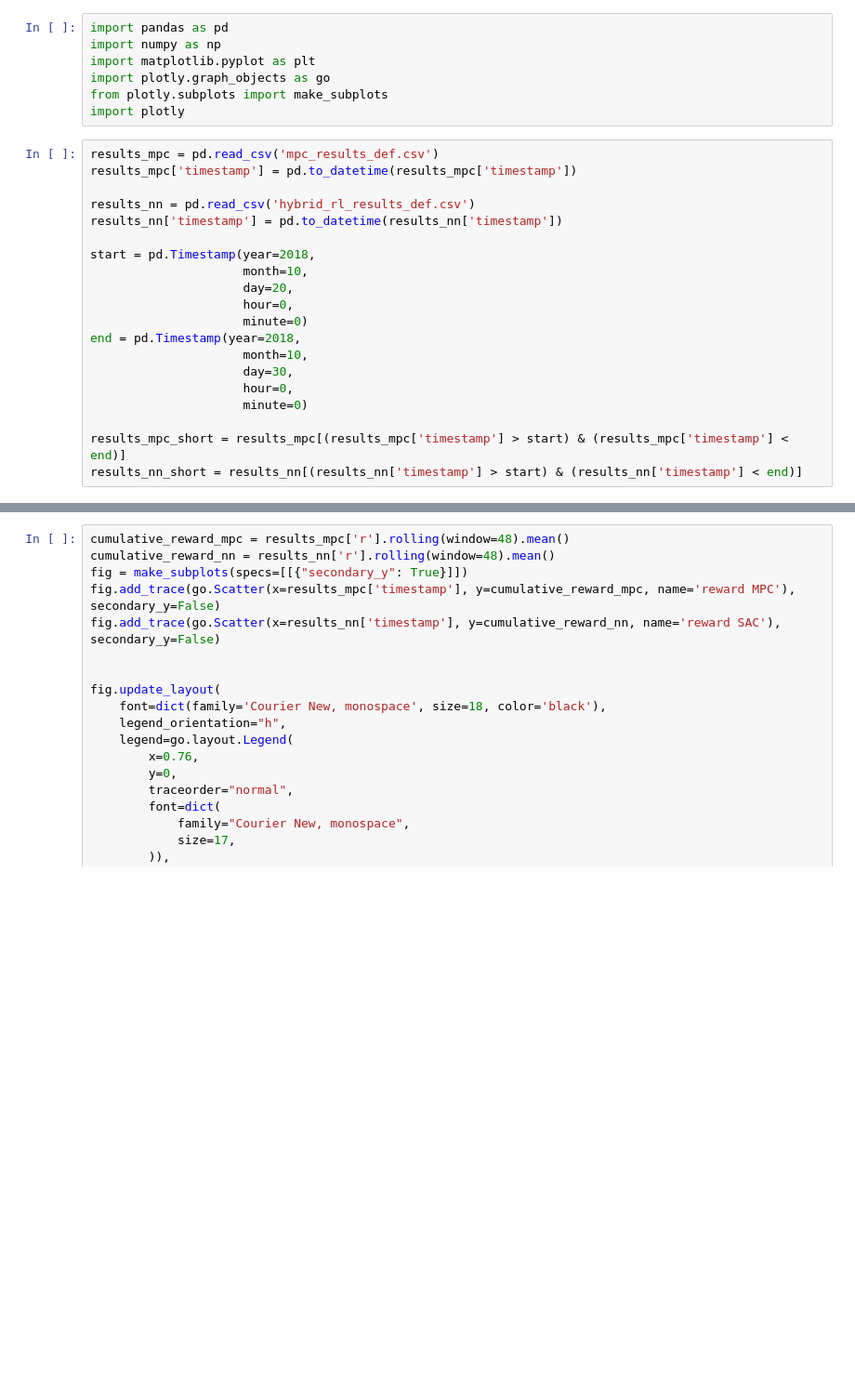
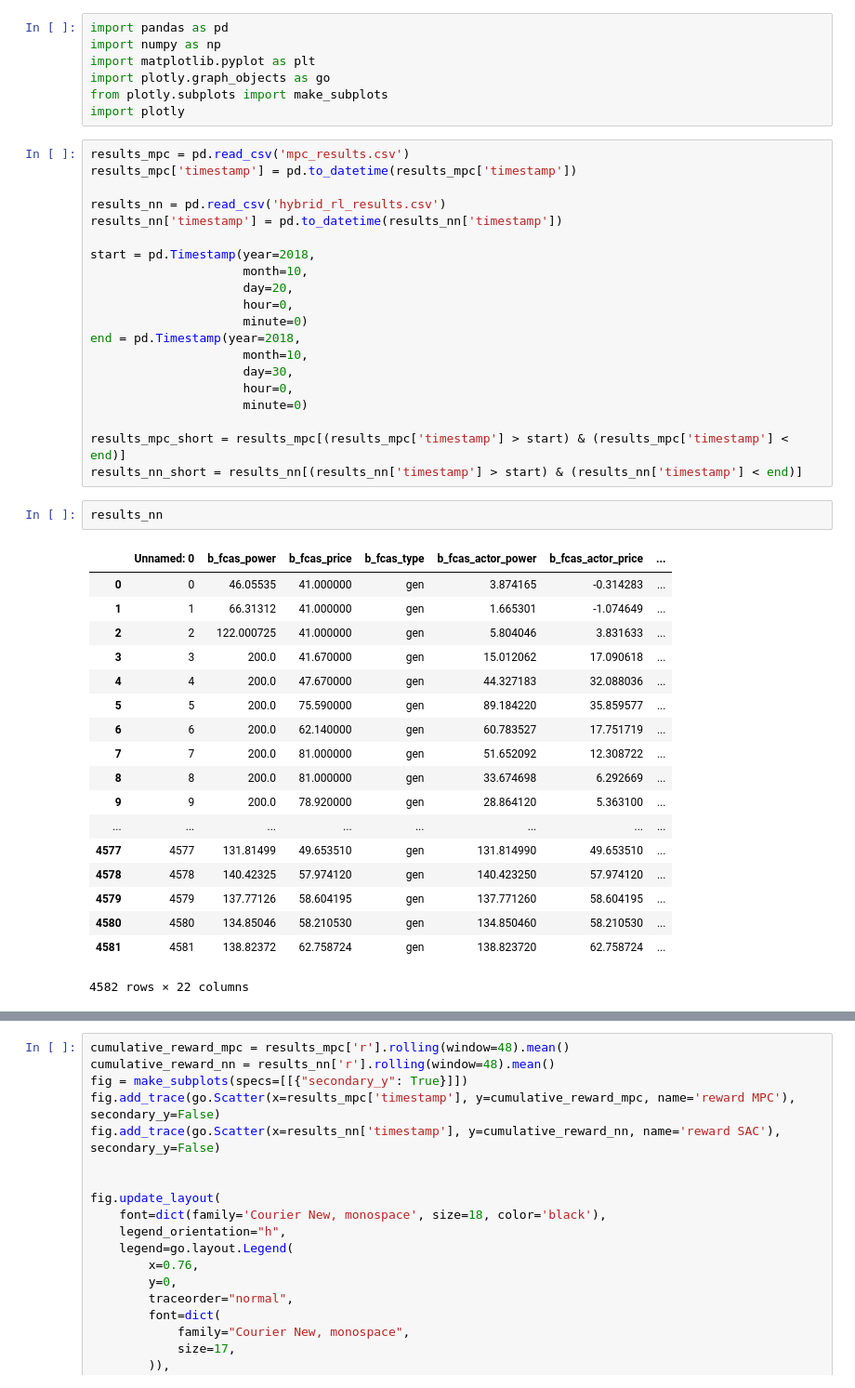
Before and after one commit to mathildebadoual/optimal_bidding, a Jupyter notebook: plots_for_pscc.ipynb, the cells around one changed output, grey strips where cells are left out. Shown at 93% size. Cells and saved outputs as stored; diff of their text form; blank space fills up the shorter version.

```diff
--- a/plots_for_pscc.ipynb
+++ b/plots_for_pscc.ipynb
@@ -6,10 +6,10 @@ import plotly.graph_objects as go
 from plotly.subplots import make_subplots
 import plotly
 # %%
-results_mpc = pd.read_csv('mpc_results_def.csv')
+results_mpc = pd.read_csv('mpc_results.csv')
 results_mpc['timestamp'] = pd.to_datetime(results_mpc['timestamp'])
 
-results_nn = pd.read_csv('hybrid_rl_results_def.csv')
+results_nn = pd.read_csv('hybrid_rl_results.csv')
 results_nn['timestamp'] = pd.to_datetime(results_nn['timestamp'])
 
 start = pd.Timestamp(year=2018,
@@ -25,4 +25,25 @@ end = pd.Timestamp(year=2018,
 
 results_mpc_short = results_mpc[(results_mpc['timestamp'] > start) & (results_mpc['timestamp'] < end)]
 results_nn_short = results_nn[(results_nn['timestamp'] > start) & (results_nn['timestamp'] < end)]
+# %%
+results_nn
+# %% [output]
+|  | Unnamed: 0 | b_fcas_power | b_fcas_price | b_fcas_type | b_fcas_actor_power | b_fcas_actor_price | ... |
+| 0 | 0 | 46.05535 | 41.000000 | gen | 3.874165 | -0.314283 | ... |
+| 1 | 1 | 66.31312 | 41.000000 | gen | 1.665301 | -1.074649 | ... |
+| 2 | 2 | 122.000725 | 41.000000 | gen | 5.804046 | 3.831633 | ... |
+| 3 | 3 | 200.0 | 41.670000 | gen | 15.012062 | 17.090618 | ... |
+| 4 | 4 | 200.0 | 47.670000 | gen | 44.327183 | 32.088036 | ... |
+| 5 | 5 | 200.0 | 75.590000 | gen | 89.184220 | 35.859577 | ... |
+| 6 | 6 | 200.0 | 62.140000 | gen | 60.783527 | 17.751719 | ... |
+| 7 | 7 | 200.0 | 81.000000 | gen | 51.652092 | 12.308722 | ... |
+| 8 | 8 | 200.0 | 81.000000 | gen | 33.674698 | 6.292669 | ... |
+| 9 | 9 | 200.0 | 78.920000 | gen | 28.864120 | 5.363100 | ... |
+| ... | ... | ... | ... | ... | ... | ... | ... |
+| 4577 | 4577 | 131.81499 | 49.653510 | gen | 131.814990 | 49.653510 | ... |
+| 4578 | 4578 | 140.42325 | 57.974120 | gen | 140.423250 | 57.974120 | ... |
+| 4579 | 4579 | 137.77126 | 58.604195 | gen | 137.771260 | 58.604195 | ... |
+| 4580 | 4580 | 134.85046 | 58.210530 | gen | 134.850460 | 58.210530 | ... |
+| 4581 | 4581 | 138.82372 | 62.758724 | gen | 138.823720 | 62.758724 | ... |
+4582 rows × 22 columns
 # %%
```
Also changed, not shown: parts of 2 cells of this notebook, 7 other files.
